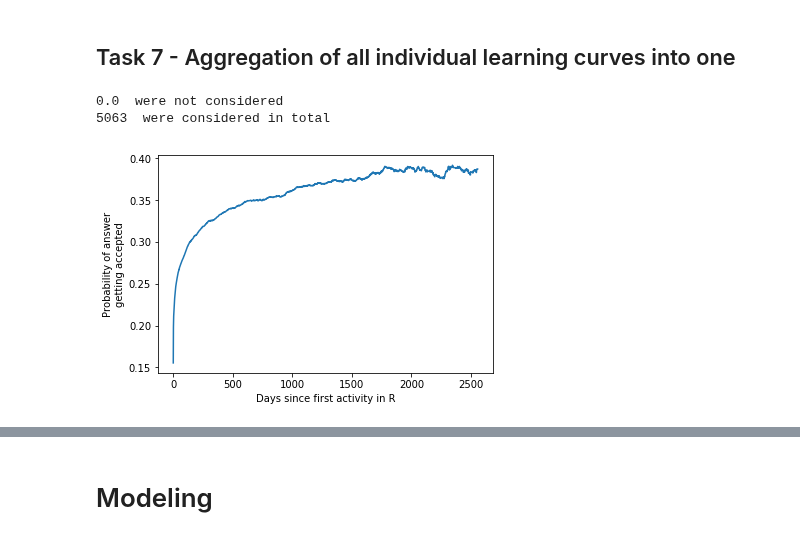
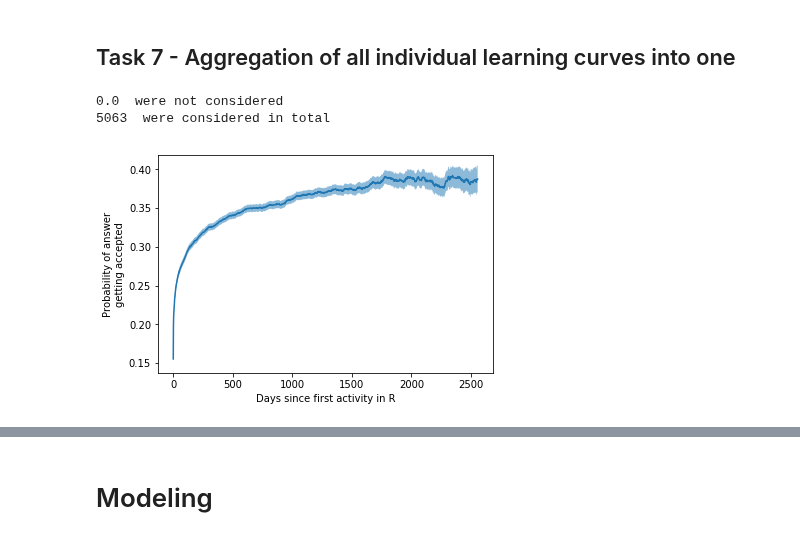
Before and after one commit to live-wire/overflow, a Jupyter notebook: ProbAccAnswerAllLanguages.ipynb, the cells around one changed output, grey strips where cells are left out. Saved outputs shown, nothing was run; the diff lists cells and outputs as text; code cells hidden in the pictures.

Commit message:
standard deviation in the plots

```diff
--- a/ProbAccAnswerAllLanguages.ipynb
+++ b/ProbAccAnswerAllLanguages.ipynb
@@ -243,8 +243,8 @@ def aggregateIndividualLearningCurves(summaryTableProbAccAnswer,thresExpertise,t
     sumProbs = np.zeros(len(x_all))
     nrUsers = np.zeros(len(x_all))
     users = list(set(summaryTableProbAccAnswer[" OwnerUserId"].tolist()))
-    #total = np.empty((len(x_all),len(users),))
-    #total.fill(np.nan)
+    total = np.empty((len(x_all),len(users),))
+    total.fill(np.nan)
     consUsers=0 #considered users
     i=0
     #for each user:
@@ -264,12 +264,12 @@ def aggregateIndividualLearningCurves(summaryTableProbAccAnswer,thresExpertise,t
         # only users that are considered to achieve expertise will be taken into consideration for computing the learning curve
         if (min(probs_user[-5:])>thresExpertise):
             consUsers=consUsers+1
-            #total[0:len(subset_x_all),i]=f1_int
+            total[0:len(subset_x_all),i]=f1_int
             #update probability sums at each time point with the interpolated probabilities for this user
             sumProbs[0:len(subset_x_all)]=sumProbs[0:len(subset_x_all)]+f1_int
             #update nr users
             nrUsers[0:len(subset_x_all)] = nrUsers[0:len(subset_x_all)]+1
-            #i=i+1
+            i=i+1
 
 
     #Remove timepoints which have less than a threshold number of users
@@ -277,27 +277,29 @@ def aggregateIndividualLearningCurves(summaryTableProbAccAnswer,thresExpertise,t
     sumProbs=sumProbs[noUsersPos]
     nrUsers=nrUsers[noUsersPos]
     x_all=x_all[noUsersPos]
-    #total = total[noUsersPos,:]
+    total = total[noUsersPos,:]
     probs=sumProbs/nrUsers
 
     print((len(users)-consUsers)/len(users), " were not considered")
     print (consUsers, " were considered in total")
 
-    return([x_all,probs])
+    return([x_all,probs,total,nrUsers])
 
-def plotAvgCurve(x_all,probs,language):
+def plotAvgCurve(x_all,probs,total,nrUsers,language):
     plt.figure()
     plt.xlabel("Days since first activity in " + language)
     plt.ylabel("Probability of answer\ngetting accepted")
+    err=np.sqrt(np.nanvar(total[0],axis=1))/np.sqrt(np.array(nrUsers))
     plt.plot(x_all, probs)
+    plt.fill_between(x_all,probs-err,probs+err,alpha=0.5)
     plt.show()
 # %%
 #R
-[Rx_all,Rprobs]=aggregateIndividualLearningCurves(RsummaryTableProbAccAnswer,-0.1,100)
-plotAvgCurve(Rx_all,Rprobs,"R")
+[Rx_all,Rprobs,Rtotal,RnrUsers]=aggregateIndividualLearningCurves(RsummaryTableProbAccAnswer,-0.1,100)
+plotAvgCurve(Rx_all,Rprobs,Rtotal,RnrUsers,"R")
 # %% [output]
 0.0  were not considered
 5063  were considered in total
-[figure, old version]
+[figure, new version]
 # %%
 #JAVA
```
Also changed, not shown: parts of 8 cells of this notebook.
